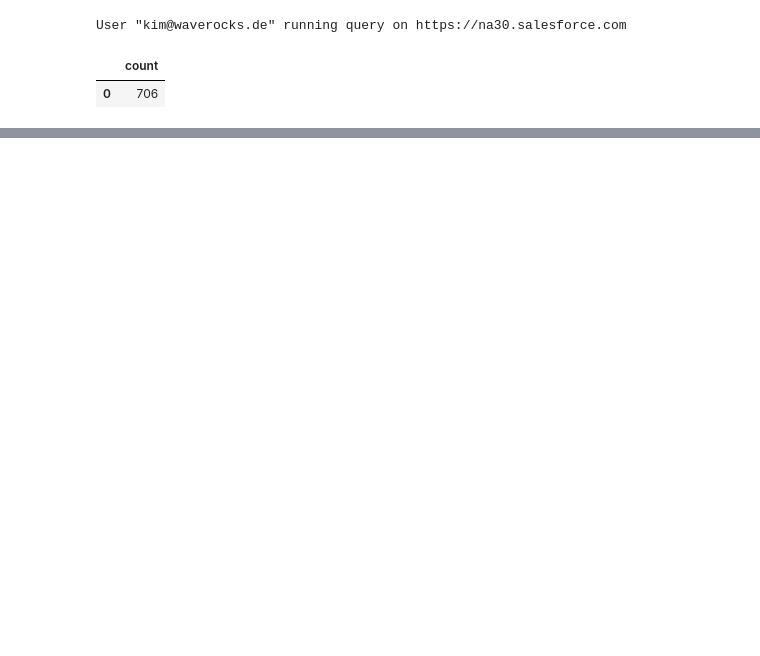
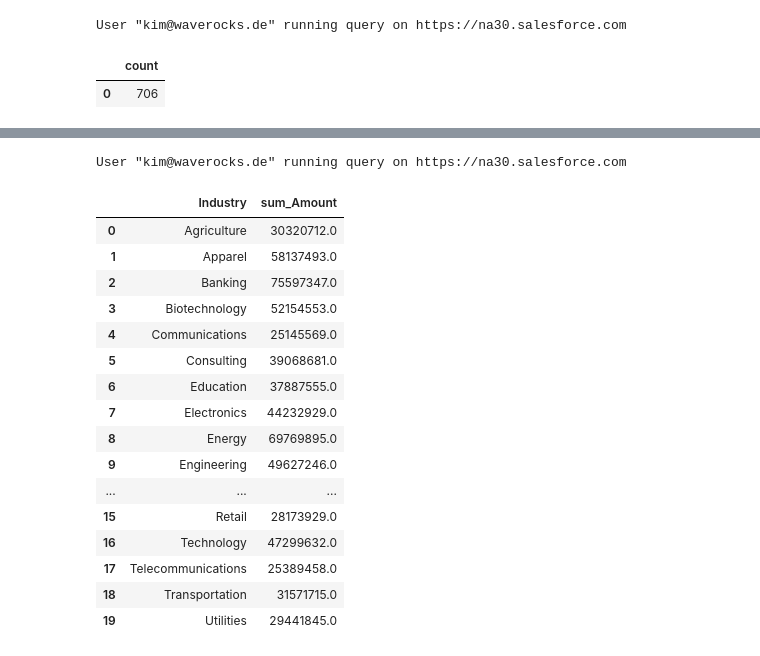
Before and after one commit to kimchouard/saql-notebooks, a Jupyter notebook: getting-started.ipynb, the cells around one changed output, grey strips where cells are left out. Saved outputs shown, nothing was run; the diff lists cells and outputs as text; code cells hidden in the pictures; blank space fills up the shorter version.

```diff
--- a/getting-started.ipynb
+++ b/getting-started.ipynb
@@ -44,0 +62,24 @@ Last, but not least, as it is this line that will generate the output of your qu
+# %%
+%%saql
+q = load "opportunities";
+q = group q by 'Account.Industry';
+q = foreach q generate 'Account.Industry' as Industry, sum('Amount') as 'sum_Amount';
+# %% [output]
+User "kim@waverocks.de" running query on https://na30.salesforce.com
+|  | Industry | sum_Amount |
+| 0 | Agriculture | 30320712.0 |
+| 1 | Apparel | 58137493.0 |
+| 2 | Banking | 75597347.0 |
+| 3 | Biotechnology | 52154553.0 |
+| 4 | Communications | 25145569.0 |
+| 5 | Consulting | 39068681.0 |
+| 6 | Education | 37887555.0 |
+| 7 | Electronics | 44232929.0 |
+| 8 | Energy | 69769895.0 |
+| 9 | Engineering | 49627246.0 |
+| ... | ... | ... |
+| 15 | Retail | 28173929.0 |
+| 16 | Technology | 47299632.0 |
+| 17 | Telecommunications | 25389458.0 |
+| 18 | Transportation | 31571715.0 |
+| 19 | Utilities | 29441845.0 |
```
Also changed, not shown: parts of 9 cells of this notebook, 3 other files.
